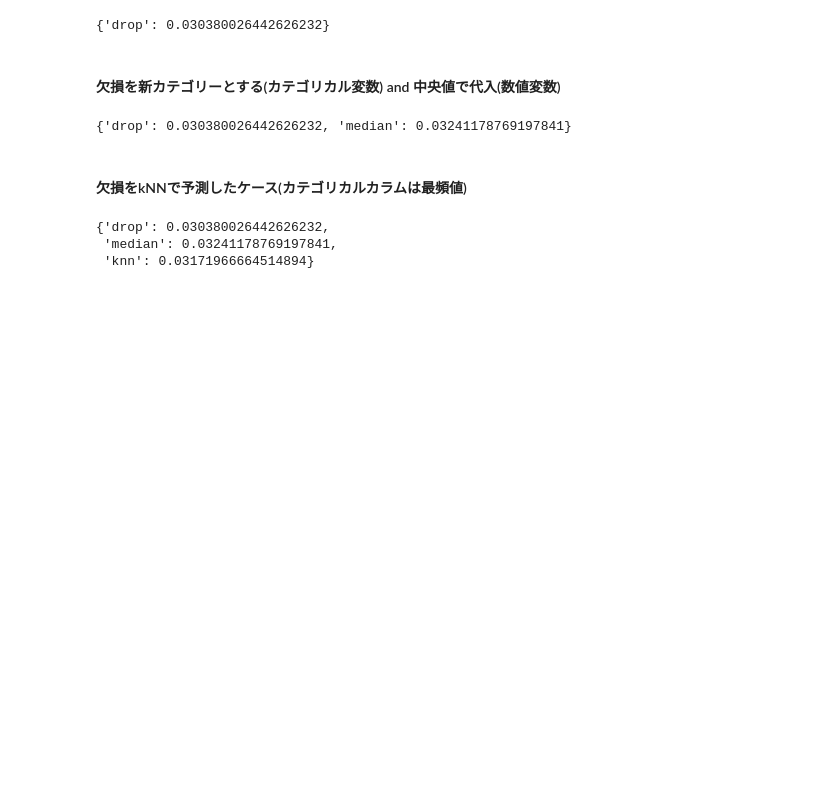
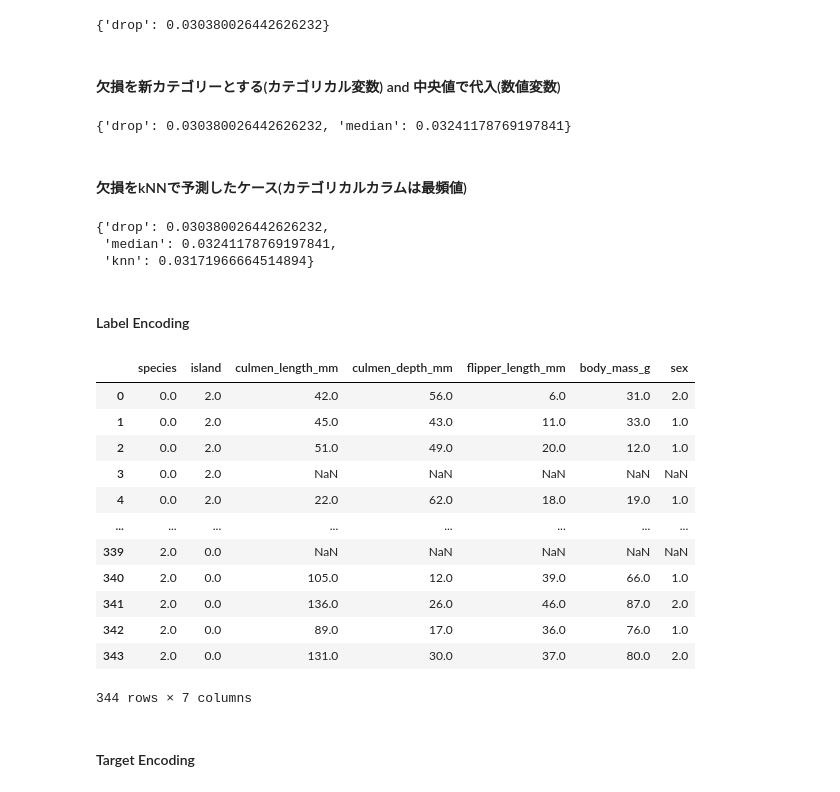
Before and after one commit to pajannat/my-learning, a Jupyter notebook: Kame_Udemy_MLCourse_Part3/preprocessing.ipynb, the cells around one changed output. Drawn from its saved outputs; the diff is of its cells as text; code cells hidden in the pictures; blank space fills up the shorter version.

```diff
--- a/Kame_Udemy_MLCourse_Part3/preprocessing.ipynb
+++ b/Kame_Udemy_MLCourse_Part3/preprocessing.ipynb
@@ -458,3 +454,27 @@ results
 {'drop': 0.030380026442626232,
  'median': 0.03241178769197841,
  'knn': 0.03171966664514894}
+# %% [markdown]
+#### Label Encoding
+# %%
+df = pd.read_csv('penguins_size.csv')
+oe = OrdinalEncoder()
+oe.set_output(transform='pandas')
+df = oe.fit_transform(df)
+df
+# %% [output]
+|  | species | island | culmen_length_mm | culmen_depth_mm | flipper_length_mm | body_mass_g | sex |
+| 0 | 0.0 | 2.0 | 42.0 | 56.0 | 6.0 | 31.0 | 2.0 |
+| 1 | 0.0 | 2.0 | 45.0 | 43.0 | 11.0 | 33.0 | 1.0 |
+| 2 | 0.0 | 2.0 | 51.0 | 49.0 | 20.0 | 12.0 | 1.0 |
+| 3 | 0.0 | 2.0 | NaN | NaN | NaN | NaN | NaN |
+| 4 | 0.0 | 2.0 | 22.0 | 62.0 | 18.0 | 19.0 | 1.0 |
+| ... | ... | ... | ... | ... | ... | ... | ... |
+| 339 | 2.0 | 0.0 | NaN | NaN | NaN | NaN | NaN |
+| 340 | 2.0 | 0.0 | 105.0 | 12.0 | 39.0 | 66.0 | 1.0 |
+| 341 | 2.0 | 0.0 | 136.0 | 26.0 | 46.0 | 87.0 | 2.0 |
+| 342 | 2.0 | 0.0 | 89.0 | 17.0 | 36.0 | 76.0 | 1.0 |
+| 343 | 2.0 | 0.0 | 131.0 | 30.0 | 37.0 | 80.0 | 2.0 |
+344 rows × 7 columns
+# %% [markdown]
+#### Target Encoding
```
Also changed, not shown: parts of 14 cells of this notebook.
